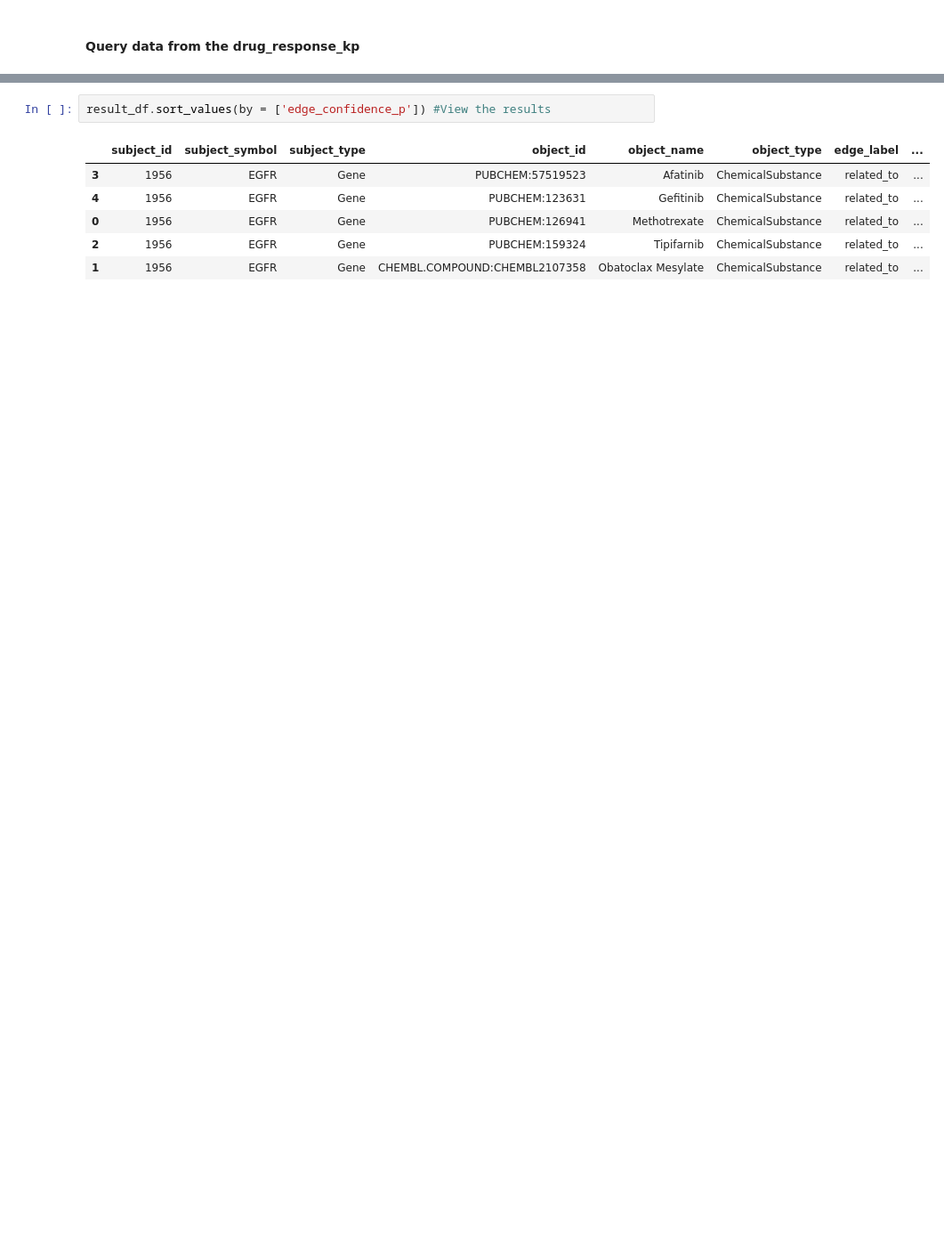
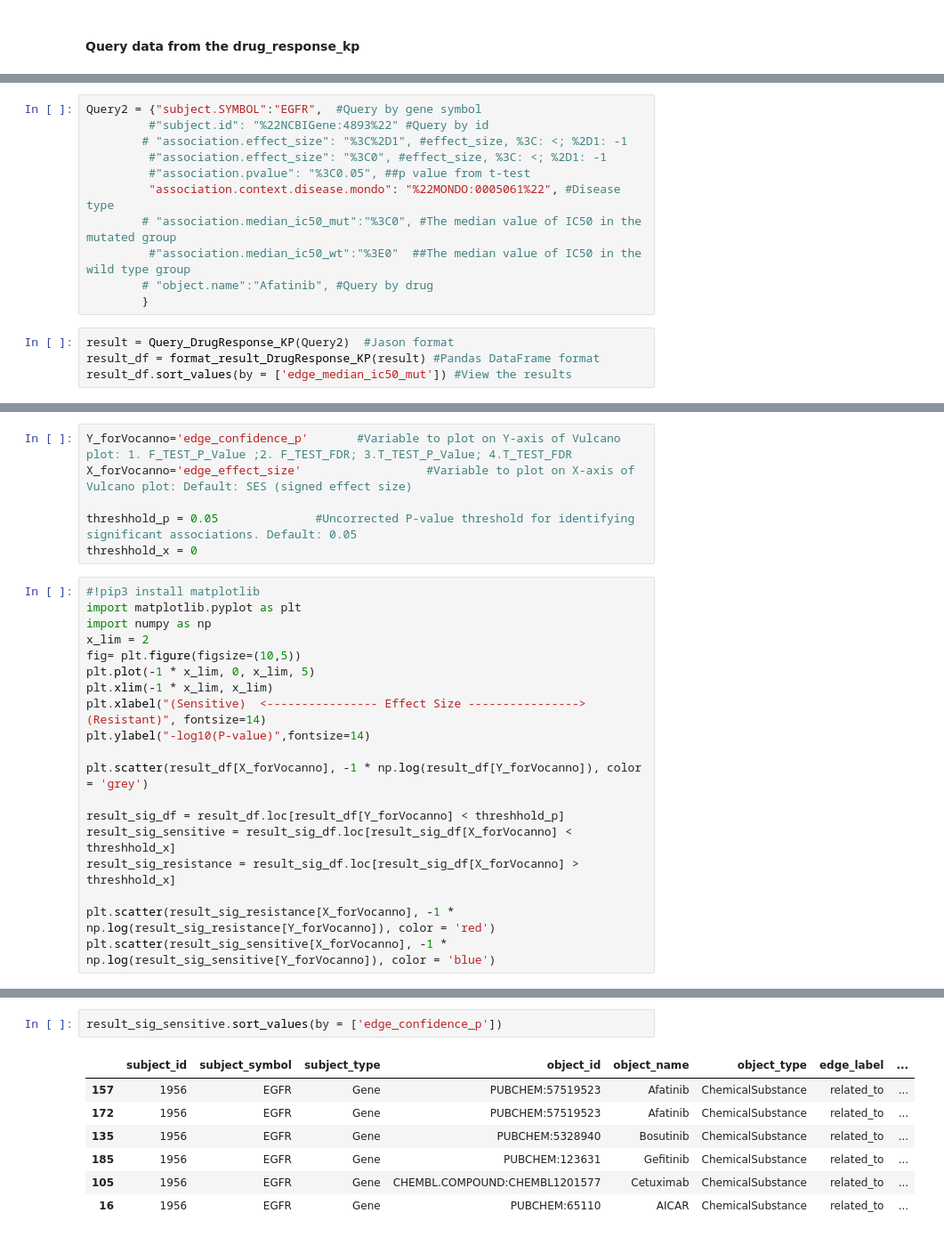
Before and after one commit to gloriachin/BigGIMII_API, a Jupyter notebook: Notebooks/Query_MPKGs_DrugResponse.ipynb, the cells around one changed output, grey strips where cells are left out. Shown: that part at 89% size. Drawn from its saved outputs; the diff is of its cells as text; blank space fills up the shorter version.

Commit message:
Revised query_drug_response_kp and query_gene_mut_kp

```diff
--- a/Notebooks/Query_MPKGs_DrugResponse.ipynb
+++ b/Notebooks/Query_MPKGs_DrugResponse.ipynb
@@ -148,0 +138,15 @@ result_df = format_result(result) #Pandas DataFrame format
+# %%
+Query2 = {"subject.SYMBOL":"EGFR",  #Query by gene symbol
+         #"subject.id": "%22NCBIGene:4893%22" #Query by id
+        # "association.effect_size": "%3C%2D1", #effect_size, %3C: <; %2D1: -1
+         #"association.effect_size": "%3C0", #effect_size, %3C: <; %2D1: -1
+         #"association.pvalue": "%3C0.05", ##p value from t-test
+         "association.context.disease.mondo": "%22MONDO:0005061%22", #Disease type
+        # "association.median_ic50_mut":"%3C0", #The median value of IC50 in the mutated group
+         #"association.median_ic50_wt":"%3E0"  ##The median value of IC50 in the wild type group
+        # "object.name":"Afatinib", #Query by drug
+        }
+# %%
+result = Query_DrugResponse_KP(Query2)  #Jason format
+result_df = format_result_DrugResponse_KP(result) #Pandas DataFrame format
+result_df.sort_values(by = ['edge_median_ic50_mut']) #View the results
@@ -148,0 +172,25 @@ result_df = format_result(result) #Pandas DataFrame format
+# %%
+Y_forVocanno='edge_confidence_p'       #Variable to plot on Y-axis of Vulcano plot: 1. F_TEST_P_Value ;2. F_TEST_FDR; 3.T_TEST_P_Value; 4.T_TEST_FDR
+X_forVocanno='edge_effect_size'                  #Variable to plot on X-axis of Vulcano plot: Default: SES (signed effect size)
+
+threshhold_p = 0.05              #Uncorrected P-value threshold for identifying significant associations. Default: 0.05
+threshhold_x = 0
+# %%
+#!pip3 install matplotlib
+import matplotlib.pyplot as plt
+import numpy as np
+x_lim = 2
+fig= plt.figure(figsize=(10,5))
+plt.plot(-1 * x_lim, 0, x_lim, 5)
+plt.xlim(-1 * x_lim, x_lim)
+plt.xlabel("(Sensitive)  <---------------- Effect Size ---------------->  (Resistant)", fontsize=14)
+plt.ylabel("-log10(P-value)",fontsize=14)
+
+plt.scatter(result_df[X_forVocanno], -1 * np.log(result_df[Y_forVocanno]), color = 'grey')
+
+result_sig_df = result_df.loc[result_df[Y_forVocanno] < threshhold_p]
+result_sig_sensitive = result_sig_df.loc[result_sig_df[X_forVocanno] < threshhold_x]
+result_sig_resistance = result_sig_df.loc[result_sig_df[X_forVocanno] > threshhold_x]
+
+plt.scatter(result_sig_resistance[X_forVocanno], -1 * np.log(result_sig_resistance[Y_forVocanno]), color = 'red')
+plt.scatter(result_sig_sensitive[X_forVocanno], -1 * np.log(result_sig_sensitive[Y_forVocanno]), color = 'blue')
@@ -149,9 +200,10 @@ result_df = format_result(result) #Pandas DataFrame format
 # %%
-result_df.sort_values(by = ['edge_confidence_p']) #View the results
+result_sig_sensitive.sort_values(by = ['edge_confidence_p'])
 # %% [output]
 |  | subject_id | subject_symbol | subject_type | object_id | object_name | object_type | edge_label | ... |
-| 3 | 1956 | EGFR | Gene | PUBCHEM:57519523 | Afatinib | ChemicalSubstance | related_to | ... |
-| 4 | 1956 | EGFR | Gene | PUBCHEM:123631 | Gefitinib | ChemicalSubstance | related_to | ... |
-| 0 | 1956 | EGFR | Gene | PUBCHEM:126941 | Methotrexate | ChemicalSubstance | related_to | ... |
-| 2 | 1956 | EGFR | Gene | PUBCHEM:159324 | Tipifarnib | ChemicalSubstance | related_to | ... |
-| 1 | 1956 | EGFR | Gene | CHEMBL.COMPOUND:CHEMBL2107358 | Obatoclax Mesylate | ChemicalSubstance | related_to | ... |
+| 157 | 1956 | EGFR | Gene | PUBCHEM:57519523 | Afatinib | ChemicalSubstance | related_to | ... |
+| 172 | 1956 | EGFR | Gene | PUBCHEM:57519523 | Afatinib | ChemicalSubstance | related_to | ... |
+| 135 | 1956 | EGFR | Gene | PUBCHEM:5328940 | Bosutinib | ChemicalSubstance | related_to | ... |
+| 185 | 1956 | EGFR | Gene | PUBCHEM:123631 | Gefitinib | ChemicalSubstance | related_to | ... |
+| 105 | 1956 | EGFR | Gene | CHEMBL.COMPOUND:CHEMBL1201577 | Cetuximab | ChemicalSubstance | related_to | ... |
+| 16 | 1956 | EGFR | Gene | PUBCHEM:65110 | AICAR | ChemicalSubstance | related_to | ... |
```
Also changed, not shown: parts of 14 cells of this notebook, 1 other file.
